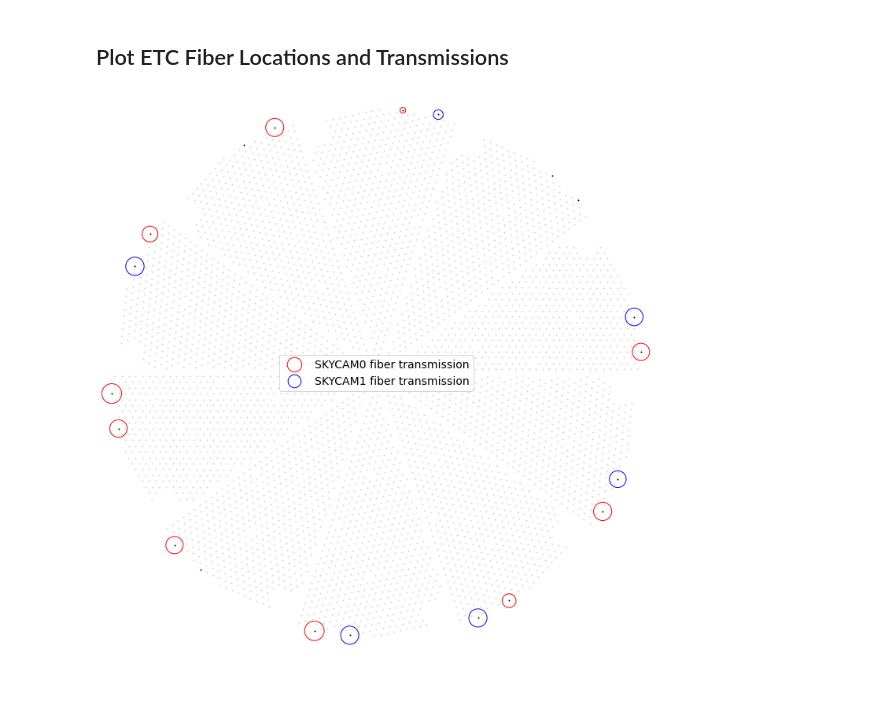
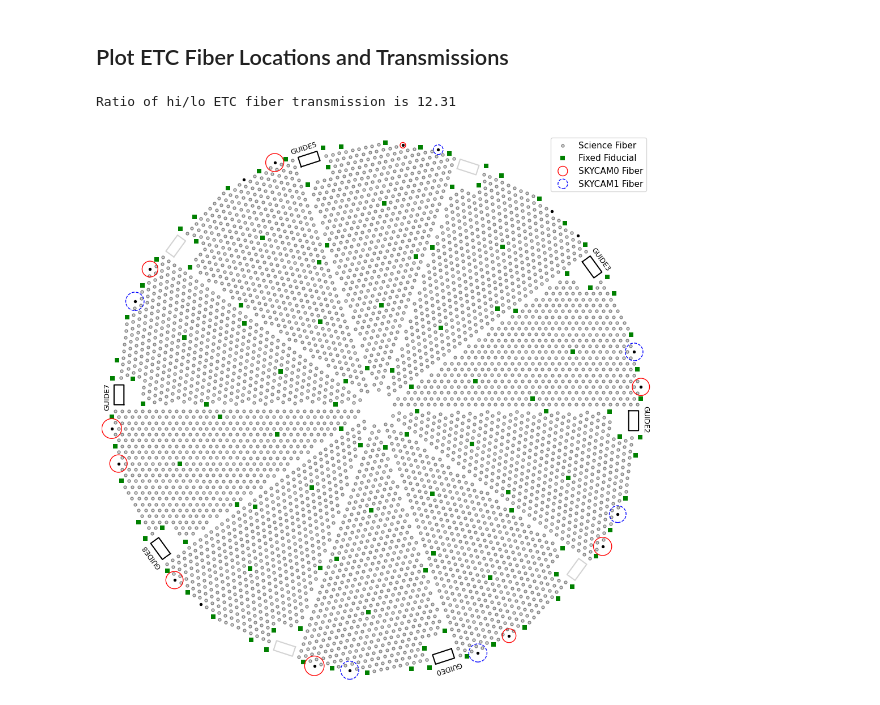
Before and after one commit to desihub/fpoffline, a Jupyter notebook: nb/ETC/ETC-Fibers.ipynb, the cells around one changed output. Saved outputs shown, nothing was run; the diff lists cells and outputs as text; code cells hidden in the pictures.

Commit message:
update ETC focalplane plot for paper

```diff
--- a/nb/ETC/ETC-Fibers.ipynb
+++ b/nb/ETC/ETC-Fibers.ipynb
@@ -474,35 +479,65 @@ M05070,78.086,143.127,True,True
+# %%
+locs = desimodel.focalplane.gfa.GFALocations()
 # %%
-#ETCfibers = pd.read_csv('ETC-fibers.csv', index_col='LOCATION')
+ETCfibers = pd.read_csv('ETC-fibers.csv', index_col='LOCATION')
 # %%
 def plot_etc_focalplane(r=500, lim=425, save=None):
 
     fig, ax = plt.subplots(figsize=(10, 10))
     ax.set_aspect(1)
     ax.set_xlim(-lim, lim)
     ax.set_ylim(-lim, lim)
     ax.axis('off')
 
+    hi = ETCfibers.XMIT.max()
+    lo = ETCfibers.XMIT[ETCfibers.XMIT > 0].min()
+    print(f'Ratio of hi/lo ETC fiber transmission is {hi/lo:.2f}')
+
     POS = fpoffline.array.DeviceArray(POS=True, ETC=False)
     x, y = POS.xy(slice(None))
-    ax.scatter(x, y, lw=0, s=4, c='lightgray')
+    ax.scatter(x, y, lw=1, s=12, fc='lightgray', ec='gray', label='Science Fiber')
+
+    FID = fpoffline.array.DeviceArray(POS=False, FIF=True, GIF=True, ETC=False)
+    x, y = FID.xy(slice(None))
+    ax.scatter(x, y, lw=0, s=30, c='g', marker='s', label='Fixed Fiducial')
 
     ETC = fpoffline.array.DeviceArray(POS=False, ETC=True)
     x, y = ETC.xy(slice(None))
-    ax.scatter(x, y, lw=0, s=4, c='k')
+    ax.scatter(x, y, lw=0, s=15, c='k')
 
-    for skycam, ec in zip((0, 1),('r','b')):
+    for skycam, ec, ls in zip((0, 1),('r','b'), ('-','--')):
         sel = ETCfibers.SKYCAM == skycam
         fibers = ETCfibers[sel]
         locs = fibers.index.to_numpy()
         x, y = ETC.xy(locs)
         xmit = fibers.XMIT.to_numpy()
-        ax.scatter(x, y, lw=1, s=r*xmit, fc='none', ec=ec, label=f'SKYCAM{skycam} fiber transmission')
-    ax.legend(loc='center', prop=dict(size=14))
+        ax.scatter(x, y, lw=1, s=r*xmit, ls=ls, fc='none', ec=ec)
+
+    # Plot GFA polygons from desimodel.focalplane.gfa
+    GFA = desimodel.focalplane.gfa.GFALocations()
+    for petal in range(10):
+        sel = GFA.gfatable['PETAL'] == petal
+        x = np.array(GFA.gfatable[sel]['X'])
+        y = np.array(GFA.gfatable[sel]['Y'])
+        x = np.concatenate((x, [x[0]]))
+        y = np.concatenate((y, [y[0]]))
+        if petal in (0, 2, 3, 5, 7, 8):
+            ax.plot(x, y, 'k-')
+            xtxt, ytxt = x.mean(), y.mean()
+            angle = np.rad2deg(np.arctan2(y[2]-y[1], x[2]-x[1]))
+            ax.text(1.05 * xtxt, 1.05 * ytxt, f'GUIDE{petal}', ha='center', va='center', fontsize=9, rotation=angle)
+        else:
+            ax.plot(x, y, '-', c='lightgray')
+
+    ax.scatter([], [], fc='none', ec='r', s=150, label='SKYCAM0 Fiber')
+    ax.scatter([], [], fc='none', ec='b', s=150, ls='--', label='SKYCAM1 Fiber')
+    ax.legend(loc='upper right', prop=dict(size=11))
 
     plt.tight_layout()
     if save:
         plt.savefig(save)
 
-plot_etc_focalplane(save='SkyCamXmit.png')
+plot_etc_focalplane(save='etc-focalplane.pdf')
 # %% [output]
+Ratio of hi/lo ETC fiber transmission is 12.31
-[figure, old version]
+[figure, new version]
```
Also changed, not shown: parts of 4 cells of this notebook.
